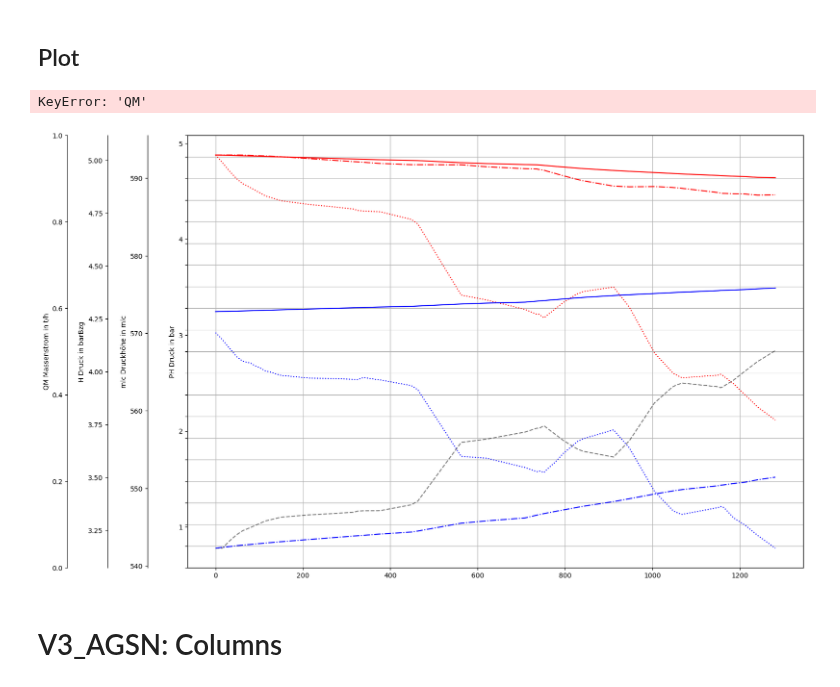
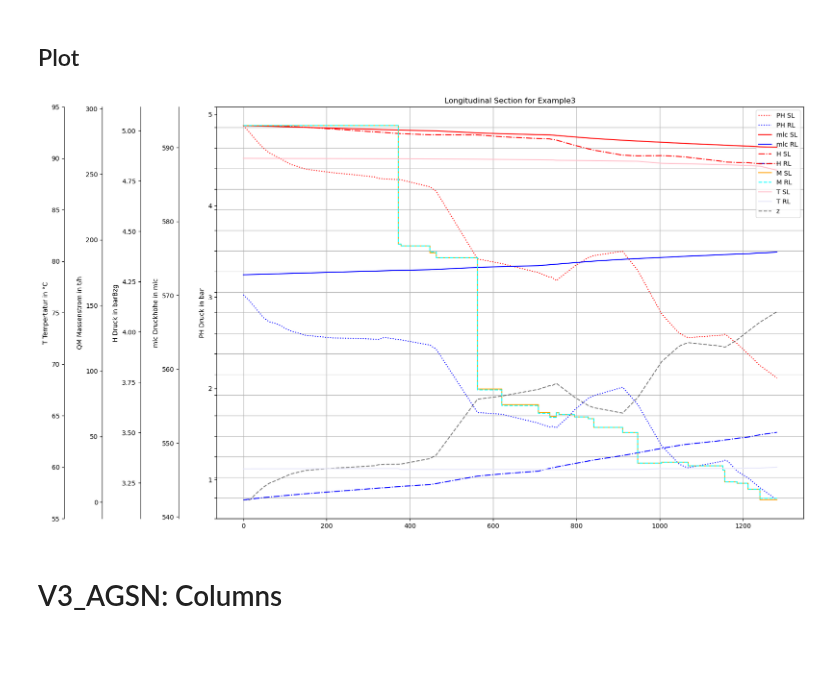
Before and after one commit to 3SConsult/PT3S, a Jupyter notebook: docs/Example3.ipynb, the cells around one changed output. Saved outputs shown, nothing was run; the diff lists cells and outputs as text; code cells hidden in the pictures; blank space fills up the shorter version.

```diff
--- a/docs/Example3.ipynb
+++ b/docs/Example3.ipynb
@@ -201,10 +258,8 @@ def fyT(ax,offset=240):
 # %% [markdown]
 ## Plotfunction
 # %%
-def plot(ax0
-        ,dfAGSN=pd.DataFrame()
+def plot(dfAGSN=pd.DataFrame()
         ,dfAGSNRL=pd.DataFrame()
-        ,title='Longitudinal Section'
         ,PHCol='PH_n'
         ,mlcCol='mlc_n'
         ,zKoorCol='ZKOR_n'
@@ -214,6 +269,8 @@ def plot(ax0
         ,xCol='LSum'
 
 ):
+
+    fig, ax0 = plt.subplots(figsize=Rm.DINA3q)
 
     ax0.set_yticks(np.linspace(0, 10, 21))
     ax0.yaxis.set_ticklabels([])
@@ -251,21 +308,20 @@ def plot(ax0
     T_SL=ax3.plot(dfAGSN[xCol], dfAGSN[TCol], color='pink', label='T SL')
     T_RL=ax3.plot(dfAGSNRL[xCol], dfAGSNRL[TCol], color='lavender', label='T RL')
 
-    ax0.set_title(title)
+    ax0.set_title('Longitudinal Section for '+dbFilename)
 
-    # legend
+    # added these three lines
     lns =  PH_SL+ PH_RL + mlc_SL+ mlc_RL + barB_SL+ barB_RL+ QM_SL+ QM_RL + T_SL+ T_RL + z
     labs = [l.get_label() for l in lns]
-    ax0.legend(lns, labs)
+    ax0.legend(lns, labs)#, loc=0)
+
+    plt.show()
 # %% [markdown]
 ## Plot
 # %%
-fig, ax0 = plt.subplots(figsize=Rm.DINA3q)
-
-plot(ax0,dfAGSN,dfAGSNRL)
+plot(dfAGSN,dfAGSNRL)
 # %% [output]
-KeyError: 'QM'
-[figure, old version]
+[figure, new version]
 # %% [markdown]
 # V3_AGSN: Columns
 # %%
```
Also changed, not shown: parts of 46 cells of this notebook, 31 other files.
